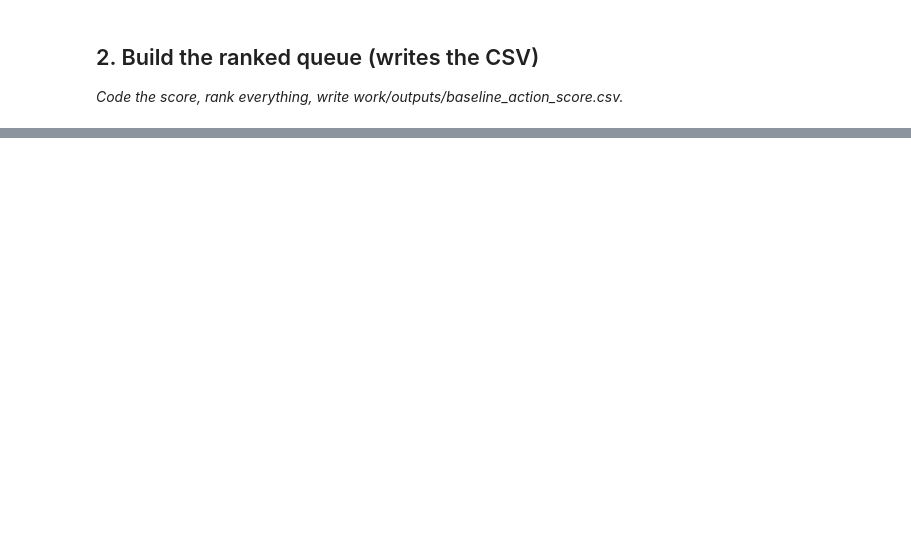
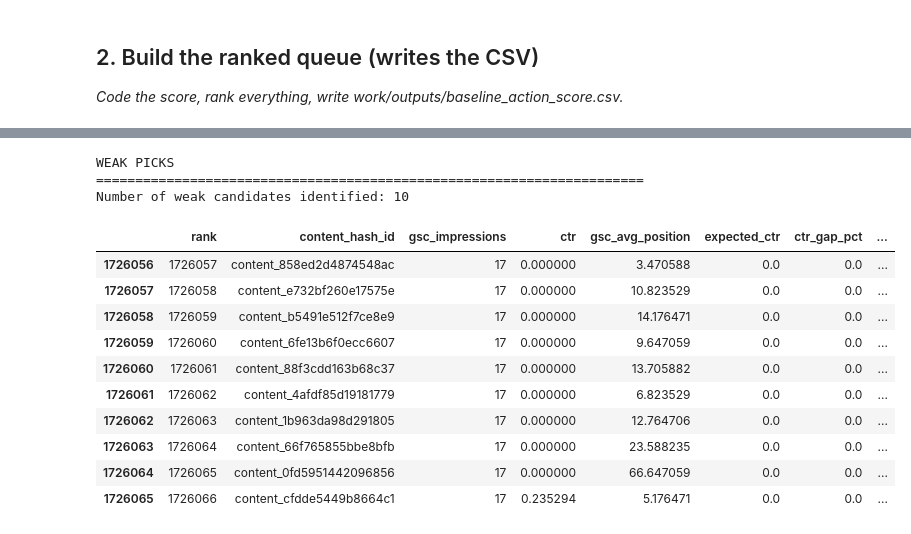
Before and after one commit to sudais2211/flyrank-ml-internship, a Jupyter notebook: work/notebooks/w04_baseline_score.ipynb, the cells around one changed output, grey strips where cells are left out. Drawn from its saved outputs; the diff is of its cells as text; code cells hidden in the pictures; blank space fills up the shorter version.

```diff
--- a/work/notebooks/w04_baseline_score.ipynb
+++ b/work/notebooks/w04_baseline_score.ipynb
@@ -46,0 +728,52 @@ Before you submit, confirm each line honestly:
+# %%
+# ============================================================
+# 4. WEAK PICKS + LEAKAGE CHECK
+# ============================================================
+
+print("WEAK PICKS")
+print("=" * 70)
+
+# Identify high-ranked pages with weak evidence
+weak_picks = queue[
+    (
+        (queue["gsc_impressions"] < queue["gsc_impressions"].median()) &
+        (queue["ctr_gap_pct"] < 0.20)
+    )
+].copy()
+
+# Show the first 10 weak candidates
+weak_picks = weak_picks.head(10)
+
+print("Number of weak candidates identified:", len(weak_picks))
+
+display(
+    weak_picks[
+        [
+            "rank",
+            "content_hash_id",
+            "gsc_impressions",
+            "ctr",
+            "gsc_avg_position",
+            "expected_ctr",
+            "ctr_gap_pct",
+            "action_score",
+            "reason_code",
+            "action"
+        ]
+    ]
+)
+# %% [output]
+WEAK PICKS
+======================================================================
+Number of weak candidates identified: 10
+|  | rank | content_hash_id | gsc_impressions | ctr | gsc_avg_position | expected_ctr | ctr_gap_pct | ... |
+| 1726056 | 1726057 | content_858ed2d4874548ac | 17 | 0.000000 | 3.470588 | 0.0 | 0.0 | ... |
+| 1726057 | 1726058 | content_e732bf260e17575e | 17 | 0.000000 | 10.823529 | 0.0 | 0.0 | ... |
+| 1726058 | 1726059 | content_b5491e512f7ce8e9 | 17 | 0.000000 | 14.176471 | 0.0 | 0.0 | ... |
+| 1726059 | 1726060 | content_6fe13b6f0ecc6607 | 17 | 0.000000 | 9.647059 | 0.0 | 0.0 | ... |
+| 1726060 | 1726061 | content_88f3cdd163b68c37 | 17 | 0.000000 | 13.705882 | 0.0 | 0.0 | ... |
+| 1726061 | 1726062 | content_4afdf85d19181779 | 17 | 0.000000 | 6.823529 | 0.0 | 0.0 | ... |
+| 1726062 | 1726063 | content_1b963da98d291805 | 17 | 0.000000 | 12.764706 | 0.0 | 0.0 | ... |
+| 1726063 | 1726064 | content_66f765855bbe8bfb | 17 | 0.000000 | 23.588235 | 0.0 | 0.0 | ... |
+| 1726064 | 1726065 | content_0fd5951442096856 | 17 | 0.000000 | 66.647059 | 0.0 | 0.0 | ... |
+| 1726065 | 1726066 | content_cfdde5449b8664c1 | 17 | 0.235294 | 5.176471 | 0.0 | 0.0 | ... |
```
Also changed, not shown: parts of 25 cells of this notebook.
